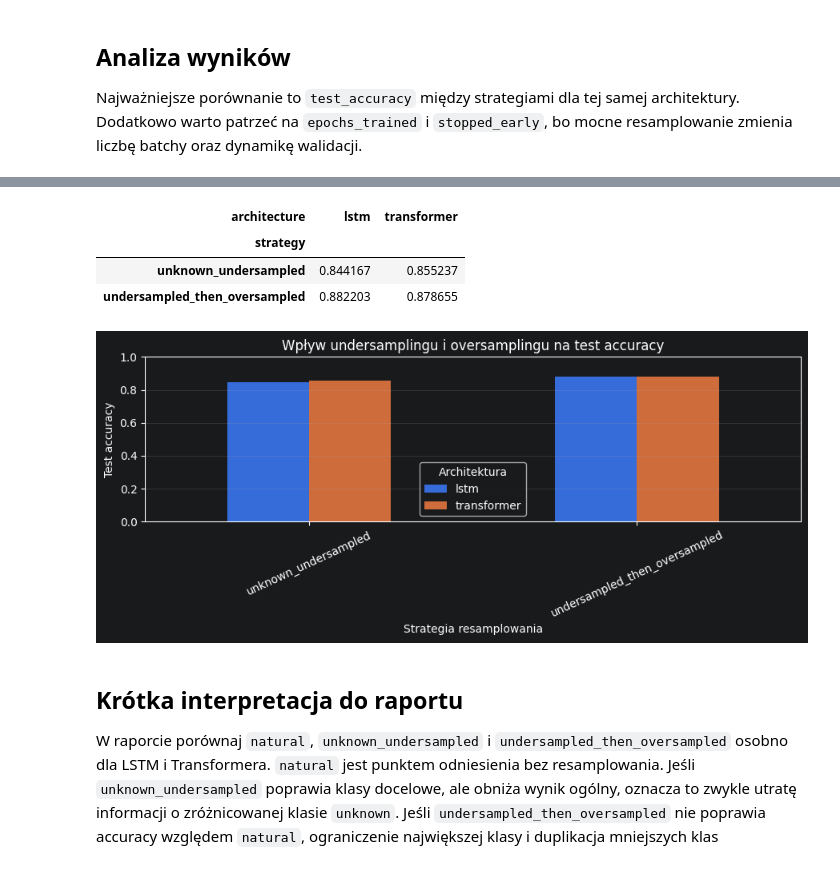
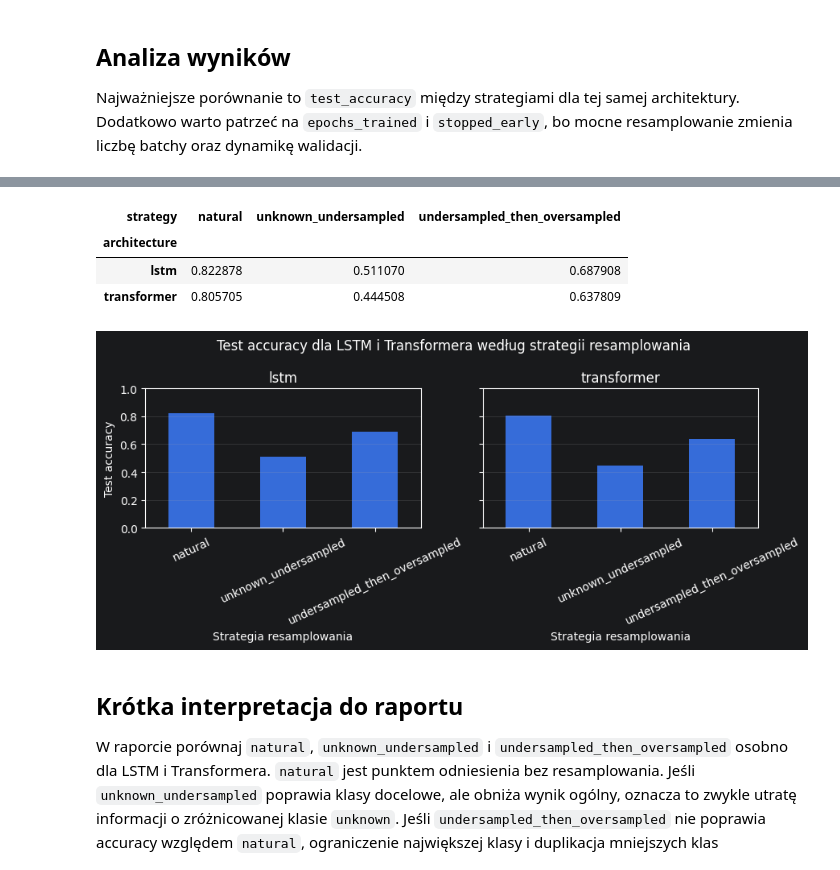
Before and after one commit to Mattioo7/transformers-speech-commands, a Jupyter notebook: 05_sampling_experiment.ipynb, the cells around one changed output, grey strips where cells are left out. Drawn from its saved outputs; the diff is of its cells as text; code cells hidden in the pictures.

Commit message:
Plot changes

```diff
--- a/05_sampling_experiment.ipynb
+++ b/05_sampling_experiment.ipynb
@@ -56,7 +56,7 @@ SELECTED_STRATEGIES = [
 ]
 
 DATA_GRID_CONFIG = {
-    "train_fraction": 0.1,
+    "train_fraction": 0.3,
     "validation_fraction": 1,
     "test_fraction": 1,
     "unknown_fraction": 1,
@@ -473,28 +513,40 @@ all_results[columns].sort_values(["architecture", "test_accuracy"], ascending=[T
 # %%
 accuracy_table = all_results.pivot_table(
-    index="strategy",
-    columns="architecture",
+    index="architecture",
+    columns="strategy",
     values="test_accuracy",
     aggfunc="max",
-).reindex(SELECTED_STRATEGIES)
+).reindex(index=ARCHITECTURES, columns=SELECTED_STRATEGIES)
 
 accuracy_table
 # %% [output]
-| architecture | lstm | transformer |
-| strategy |  |  |
-| unknown_undersampled | 0.844167 | 0.855237 |
-| undersampled_then_oversampled | 0.882203 | 0.878655 |
+| strategy | natural | unknown_undersampled | undersampled_then_oversampled |
+| architecture |  |  |  |
+| lstm | 0.822878 | 0.511070 | 0.687908 |
+| transformer | 0.805705 | 0.444508 | 0.637809 |
 # %%
-axis = accuracy_table.plot(kind="bar", figsize=(9, 4), ylim=(0, 1), rot=25)
-axis.set_title("Wpływ undersamplingu i oversamplingu na test accuracy")
-axis.set_xlabel("Strategia resamplowania")
-axis.set_ylabel("Test accuracy")
-axis.grid(axis="y", alpha=0.25)
-axis.legend(title="Architektura")
+fig, axes = plt.subplots(
+    1,
+    len(ARCHITECTURES),
+    figsize=(4.5 * len(ARCHITECTURES), 4),
+    sharey=True,
+)
+
+if len(ARCHITECTURES) == 1:
+    axes = [axes]
+
+for axis, architecture in zip(axes, ARCHITECTURES):
+    accuracy_table.loc[architecture, SELECTED_STRATEGIES].plot(kind="bar", ax=axis, ylim=(0, 1), rot=25)
+    axis.set_title(architecture)
+    axis.set_xlabel("Strategia resamplowania")
+    axis.grid(axis="y", alpha=0.25)
+
+axes[0].set_ylabel("Test accuracy")
+fig.suptitle("Test accuracy dla LSTM i Transformera według strategii resamplowania")
 plt.tight_layout()
 plt.show()
 # %% [output]
-[figure, old version]
+[figure, new version]
 # %% [markdown]
 ## Krótka interpretacja do raportu
 
```
Also changed, not shown: parts of 7 cells of this notebook.
